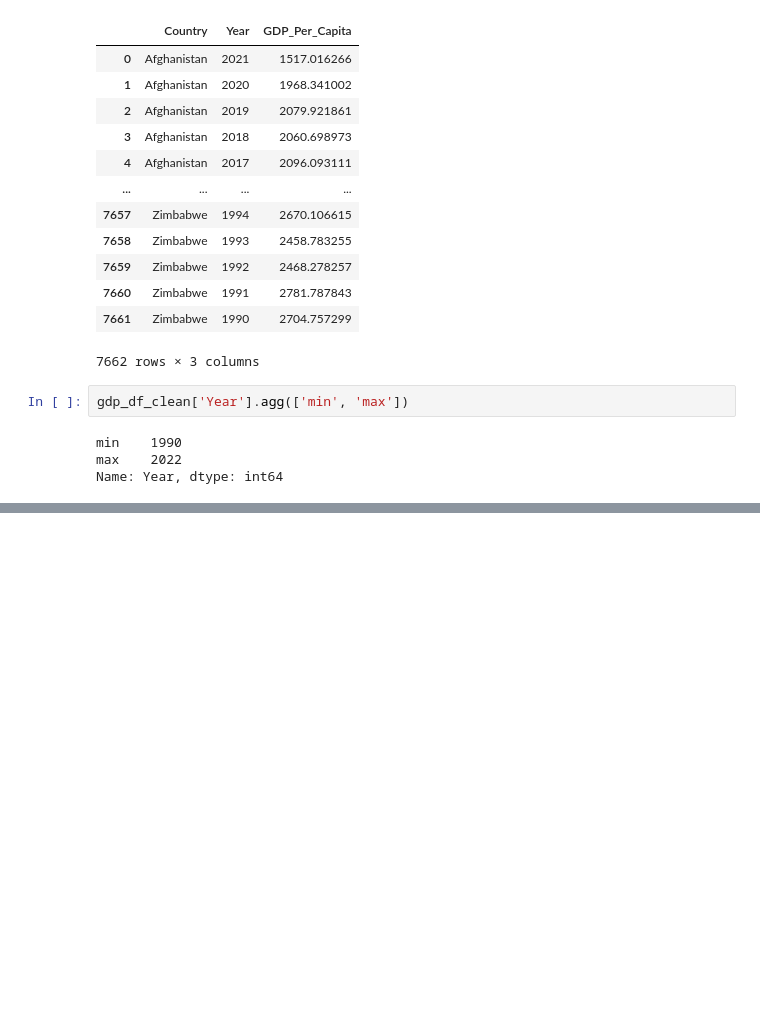
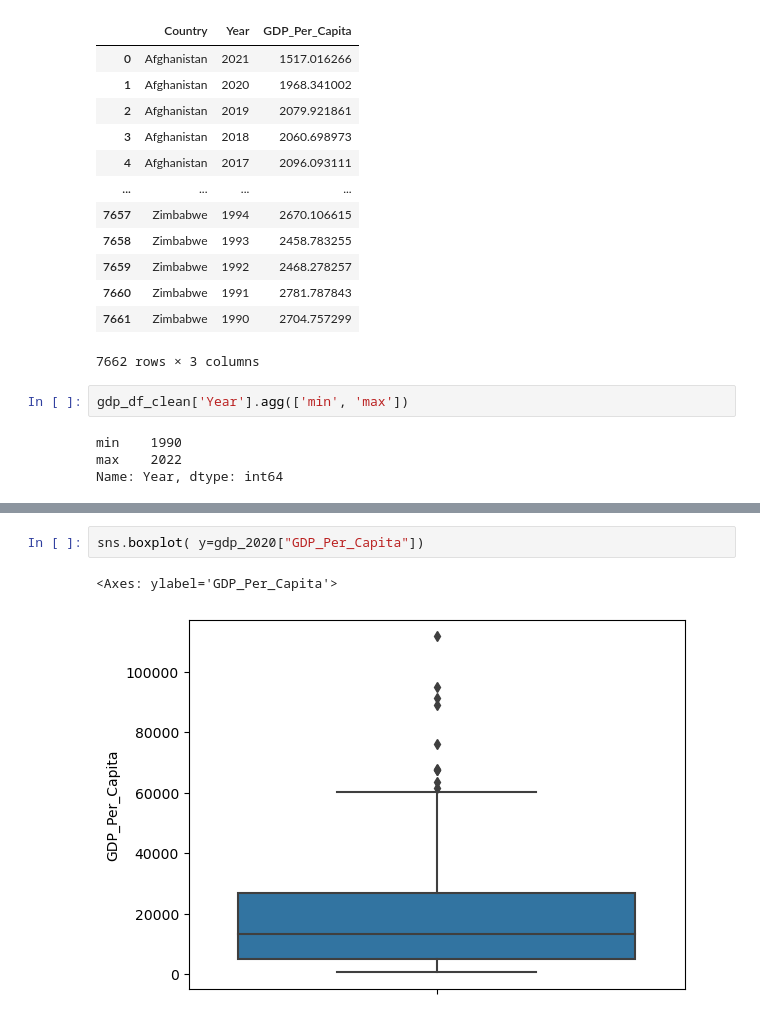
Before and after one commit to NSS-Data-Analytics-Cohort-11/undata-Timothyspratt, a Jupyter notebook: notebook/UN_data_project_DA11.ipynb, the cells around one changed output, grey strips where cells are left out. Drawn from its saved outputs; the diff is of its cells as text; blank space fills up the shorter version.

```diff
--- a/notebook/UN_data_project_DA11.ipynb
+++ b/notebook/UN_data_project_DA11.ipynb
@@ -115,0 +184,5 @@ print(m)
+# %%
+sns.boxplot( y=gdp_2020["GDP_Per_Capita"])
+# %% [output]
+<Axes: ylabel='GDP_Per_Capita'>
+[figure, added]
```
Also changed, not shown: parts of 26 cells of this notebook.
